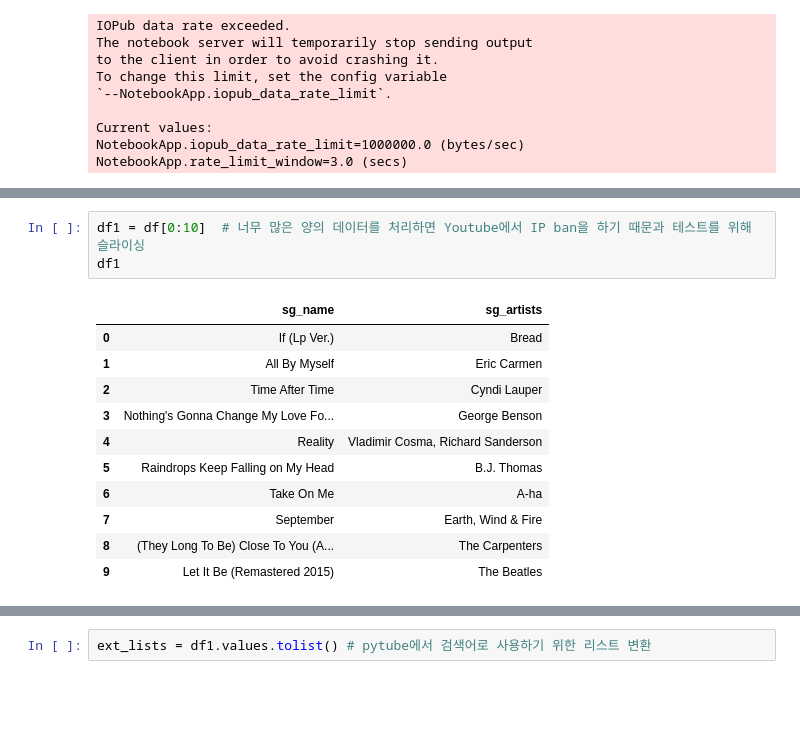
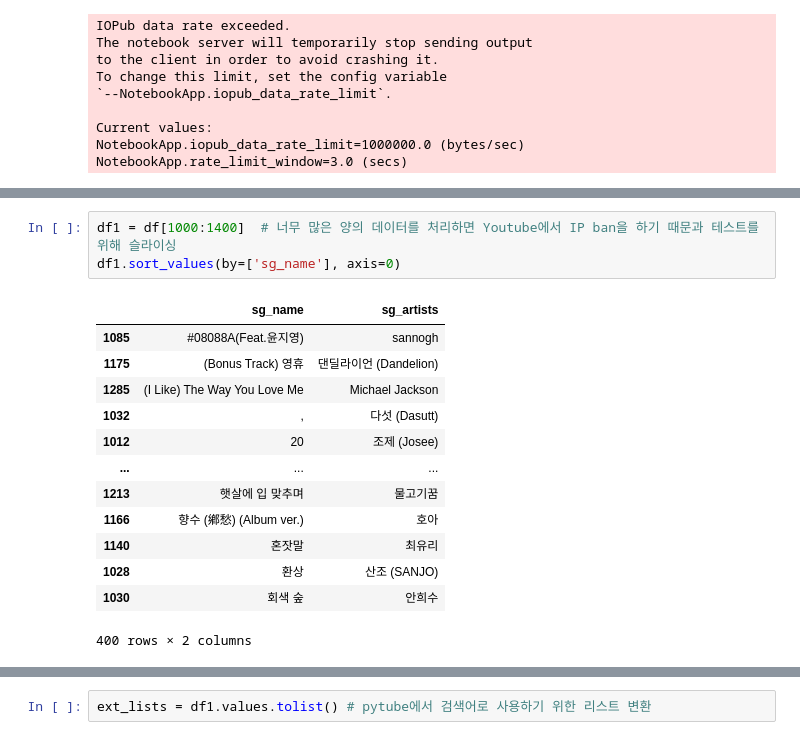
Before and after one commit to JasonHan0/Project-Cresendo-Music-Recommend-System, a Jupyter notebook: Crawling/Audio_data_collection/Download_Audio_From_DB_Into_Youtube.ipynb, the cells around one changed output, grey strips where cells are left out. Drawn from its saved outputs; the diff is of its cells as text; blank space fills up the shorter version.

Commit message:
음원 파일 확보 프로세스 안정화
IP ban으로 인하여 100개 씩 다운로드 받을 수 있던 Pytube를
데이터 프레임을 자동으로 슬라이싱하여 100개씩 받고 30초 씩 휴지를 주려고 했으나, 1곡 다운로드 당 5초의 time sleep을 주어 400개까지 한 번에 다운로드 가능해짐

```diff
--- a/Crawling/Audio_data_collection/Download_Audio_From_DB_Into_Youtube.ipynb
+++ b/Crawling/Audio_data_collection/Download_Audio_From_DB_Into_Youtube.ipynb
@@ -69,15 +72,17 @@ df
 # %%
-df1 = df[0:10]  # 너무 많은 양의 데이터를 처리하면 Youtube에서 IP ban을 하기 때문과 테스트를 위해 슬라이싱
-df1
+df1 = df[1000:1400]  # 너무 많은 양의 데이터를 처리하면 Youtube에서 IP ban을 하기 때문과 테스트를 위해 슬라이싱
+df1.sort_values(by=['sg_name'], axis=0)
 # %% [output]
 |  | sg_name | sg_artists |
-| 0 | If (Lp Ver.) | Bread |
-| 1 | All By Myself | Eric Carmen |
-| 2 | Time After Time | Cyndi Lauper |
-| 3 | Nothing's Gonna Change My Love Fo... | George Benson |
-| 4 | Reality | Vladimir Cosma, Richard Sanderson |
-| 5 | Raindrops Keep Falling on My Head | B.J. Thomas |
-| 6 | Take On Me | A-ha |
-| 7 | September | Earth, Wind & Fire |
-| 8 | (They Long To Be) Close To You (A... | The Carpenters |
-| 9 | Let It Be (Remastered 2015) | The Beatles |
+| 1085 | #08088A(Feat.윤지영) | sannogh |
+| 1175 | (Bonus Track) 영휴 | 댄딜라이언 (Dandelion) |
+| 1285 | (I Like) The Way You Love Me | Michael Jackson |
+| 1032 | , | 다섯 (Dasutt) |
+| 1012 | 20 | 조제 (Josee) |
+| ... | ... | ... |
+| 1213 | 햇살에 입 맞추며 | 물고기꿈 |
+| 1166 | 향수 (鄕愁) (Album ver.) | 호아 |
+| 1140 | 혼잣말 | 최유리 |
+| 1028 | 환상 | 산조 (SANJO) |
+| 1030 | 회색 숲 | 안희수 |
+400 rows × 2 columns
```
Also changed, not shown: parts of 20 cells of this notebook.
